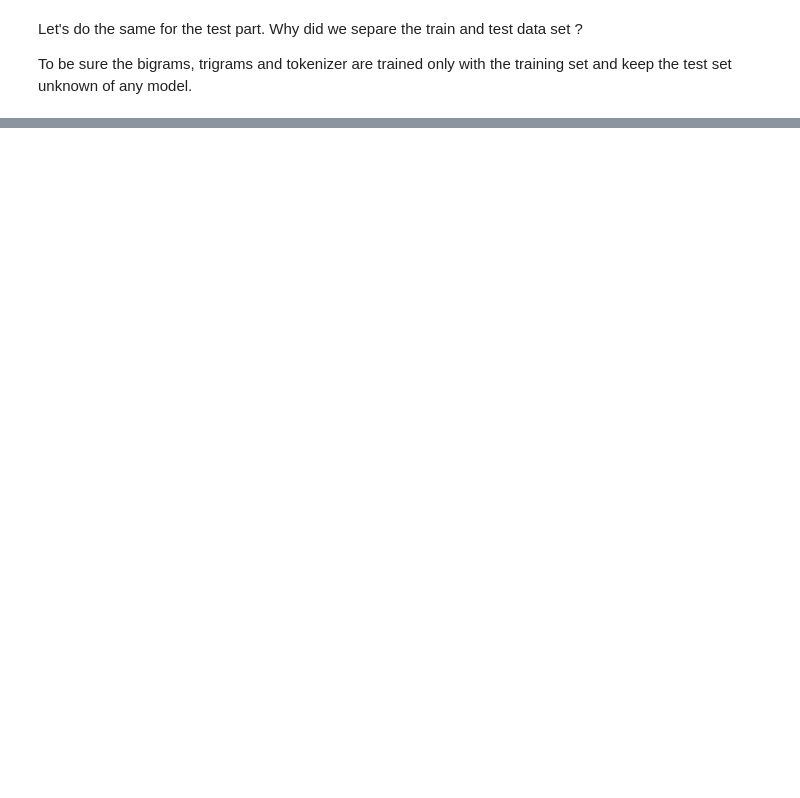
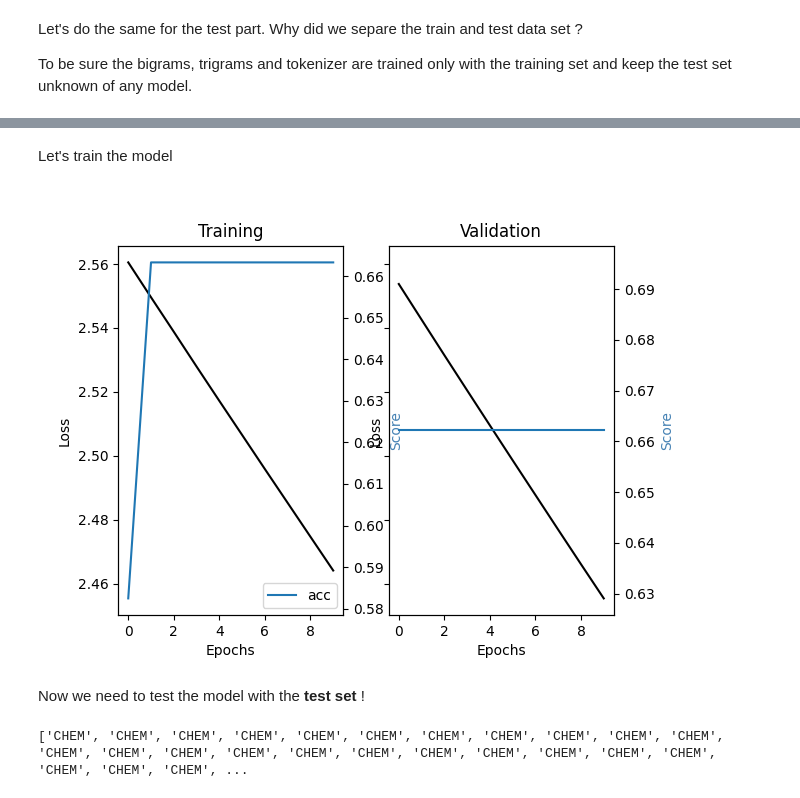
Before and after one commit to sifrproject/UMLS-Types-assignor, a Jupyter notebook: main.ipynb, the cells around one changed output, grey strips where cells are left out. Cells and saved outputs as stored; diff of their text form; code cells hidden in the pictures; blank space fills up the shorter version.

```diff
--- a/main.ipynb
+++ b/main.ipynb
@@ -301,3 +341,18 @@ sns.heatmap(X_test==0, vmin=0, vmax=1, cbar=False)
 # %% [markdown]
 **Embedding Matrix Explanation**:
 ![Embedding Matrix Explanation](https://miro.medium.com/max/700/1*KvBp0xzRThA7qTXACT4A-g.png)
+# %%
+# Start the matrix (length of vocabulary x vector size) with all 0s
+embeddings = np.zeros((len(dic_vocabulary)+1, config["vector_size"]))
+for word,idx in dic_vocabulary.items():
+    # Update the row with vector
+    try:
+        embeddings[idx] =  nlp[word]
+    # If word not in model then skip and the row stays all 0s
+    except:
+        pass
+
+word = "action"
+print("dic[word]:", dic_vocabulary[word], "|idx")
+print("embeddings[idx]:", embeddings[dic_vocabulary[word]].shape,
+      "|vector")
@@ -303,0 +418,45 @@ sns.heatmap(X_test==0, vmin=0, vmax=1, cbar=False)
+# %% [markdown]
+Let's train the model
+# %%
+# Encode y_train
+dic_y_mapping = {n:label for n,label in
+                 enumerate(np.unique(y_train))}
+inverse_dic = {v:k for k,v in dic_y_mapping.items()}
+y_train = np.array([inverse_dic[y] for y in y_train])
+
+# Train
+training = model.fit(x=X_train, y=y_train, batch_size=256,
+                     epochs=10, shuffle=True, verbose=0,
+                     validation_split=config["test_size"])
+# Plot loss and accuracy
+metrics = [k for k in training.history.keys() if ("loss" not in k) and ("val" not in k)]
+fig, ax = plt.subplots(nrows=1, ncols=2, sharey=True)
+ax[0].set(title="Training")
+ax11 = ax[0].twinx()
+ax[0].plot(training.history['loss'], color='black')
+ax[0].set_xlabel('Epochs')
+ax[0].set_ylabel('Loss', color='black')
+for metric in metrics:
+    ax11.plot(training.history[metric], label=metric)
+ax11.set_ylabel("Score", color='steelblue')
+ax11.legend()
+ax[1].set(title="Validation")
+ax22 = ax[1].twinx()
+ax[1].plot(training.history['val_loss'], color='black')
+ax[1].set_xlabel('Epochs')
+ax[1].set_ylabel('Loss', color='black')
+for metric in metrics:
+     ax22.plot(training.history['val_'+metric], label=metric)
+ax22.set_ylabel("Score", color="steelblue")
+plt.show()
+# %% [output]
+[figure, added]
+# %% [markdown]
+Now we need to test the model with the **test set** !
+# %%
+# Test
+predicted_prob = model.predict(X_test)
+predicted = [dic_y_mapping[np.argmax(pred)] for pred in predicted_prob]
+print(predicted)
+# %% [output]
+['CHEM', 'CHEM', 'CHEM', 'CHEM', 'CHEM', 'CHEM', 'CHEM', 'CHEM', 'CHEM', 'CHEM', 'CHEM', 'CHEM', 'CHEM', 'CHEM', 'CHEM', 'CHEM', 'CHEM', 'CHEM', 'CHEM', 'CHEM', 'CHEM', 'CHEM', 'CHEM', 'CHEM', 'CHEM', ...
```
Also changed, not shown: parts of 21 cells of this notebook.
